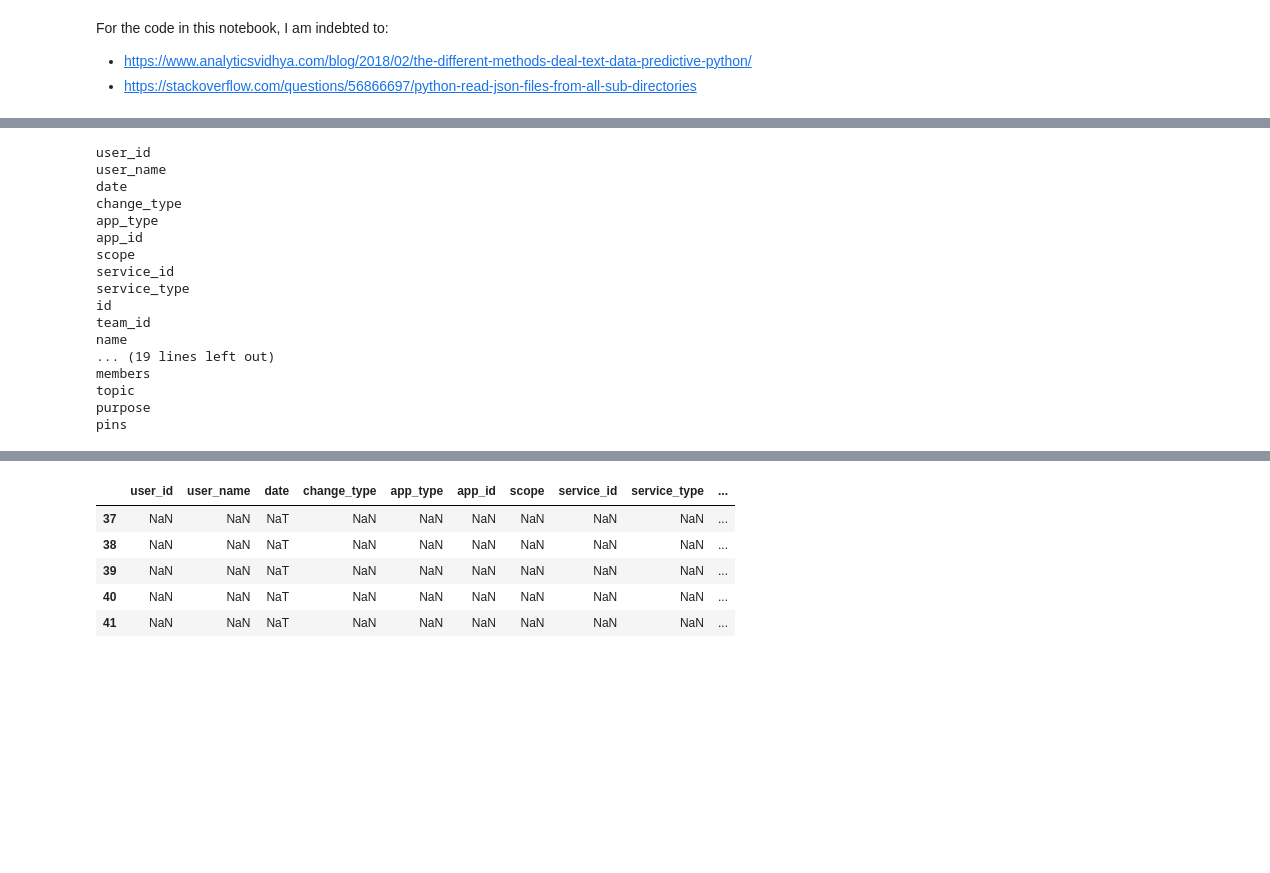
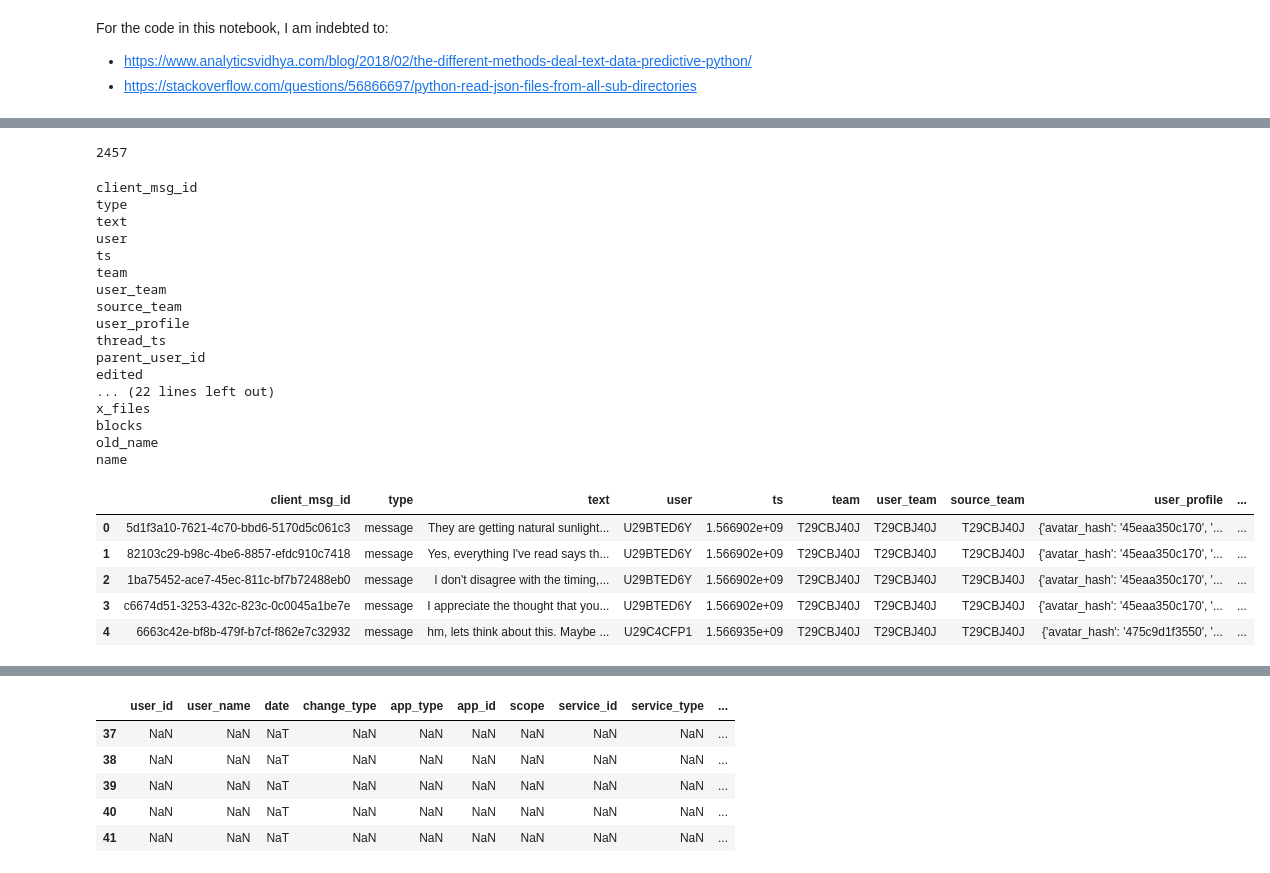
Before and after one commit to DonnaVakalis/Personal, a Jupyter notebook: DJW_slack_word.ipynb, the cells around one changed output, grey strips where cells are left out. Cells and saved outputs as stored; diff of their text form; code cells hidden in the pictures; blank space fills up the shorter version.

Commit message:
Converted all JSON to one big dataframe

```diff
--- a/DJW_slack_word.ipynb
+++ b/DJW_slack_word.ipynb
@@ -62,23 +42,54 @@ list_of_dfs[0]
-# %%
-# iterating the columns
-df = pd.concat(list_of_dfs)
-for col in df.columns:
-    print(col)
-# %% [output]
-user_id
-user_name
-date
-change_type
-app_type
-app_id
-scope
-service_id
-service_type
-id
-team_id
-name
-... (19 lines left out)
-members
-topic
-purpose
-pins
+# %%
+# temp check
+#print(all_json_files)
+len(all_json_files)
+# %% [output]
+2457
+# %%
+# LOAD ALL JSON FILES INTO ONE LIST
+data_container = []
+counter_totals = 0
+counter_failures = 0
+for x in all_json_files:
+      counter_totals += 1
+      try:
+          df = pd.read_json(x)
+          data_container.append(df)
+      except (ValueError):
+          counter_failures += 1
+          continue
+
+# print(counter_totals) # 2457
+# print(counter_failures) # 2
+# %%
+# MAKE THE LIST INTO A DATAFRAME
+all_data = pd.concat(data_container)
+# %%
+for col in all_data.columns:
+    print(col)
+
+all_data.head()
+# %% [output]
+client_msg_id
+type
+text
+user
+ts
+team
+user_team
+source_team
+user_profile
+thread_ts
+parent_user_id
+edited
+... (22 lines left out)
+x_files
+blocks
+old_name
+name
+|  | client_msg_id | type | text | user | ts | team | user_team | source_team | user_profile | ... |
+| 0 | 5d1f3a10-7621-4c70-bbd6-5170d5c061c3 | message | They are getting natural sunlight... | U29BTED6Y | 1.566902e+09 | T29CBJ40J | T29CBJ40J | T29CBJ40J | {'avatar_hash': '45eaa350c170', '... | ... |
+| 1 | 82103c29-b98c-4be6-8857-efdc910c7418 | message | Yes, everything I've read says th... | U29BTED6Y | 1.566902e+09 | T29CBJ40J | T29CBJ40J | T29CBJ40J | {'avatar_hash': '45eaa350c170', '... | ... |
+| 2 | 1ba75452-ace7-45ec-811c-bf7b72488eb0 | message | I don't disagree with the timing,... | U29BTED6Y | 1.566902e+09 | T29CBJ40J | T29CBJ40J | T29CBJ40J | {'avatar_hash': '45eaa350c170', '... | ... |
+| 3 | c6674d51-3253-432c-823c-0c0045a1be7e | message | I appreciate the thought that you... | U29BTED6Y | 1.566902e+09 | T29CBJ40J | T29CBJ40J | T29CBJ40J | {'avatar_hash': '45eaa350c170', '... | ... |
+| 4 | 6663c42e-bf8b-479f-b7cf-f862e7c32932 | message | hm, lets think about this. Maybe ... | U29C4CFP1 | 1.566935e+09 | T29CBJ40J | T29CBJ40J | T29CBJ40J | {'avatar_hash': '475c9d1f3550', '... | ... |
```
Also changed, not shown: parts of 5 cells of this notebook.
